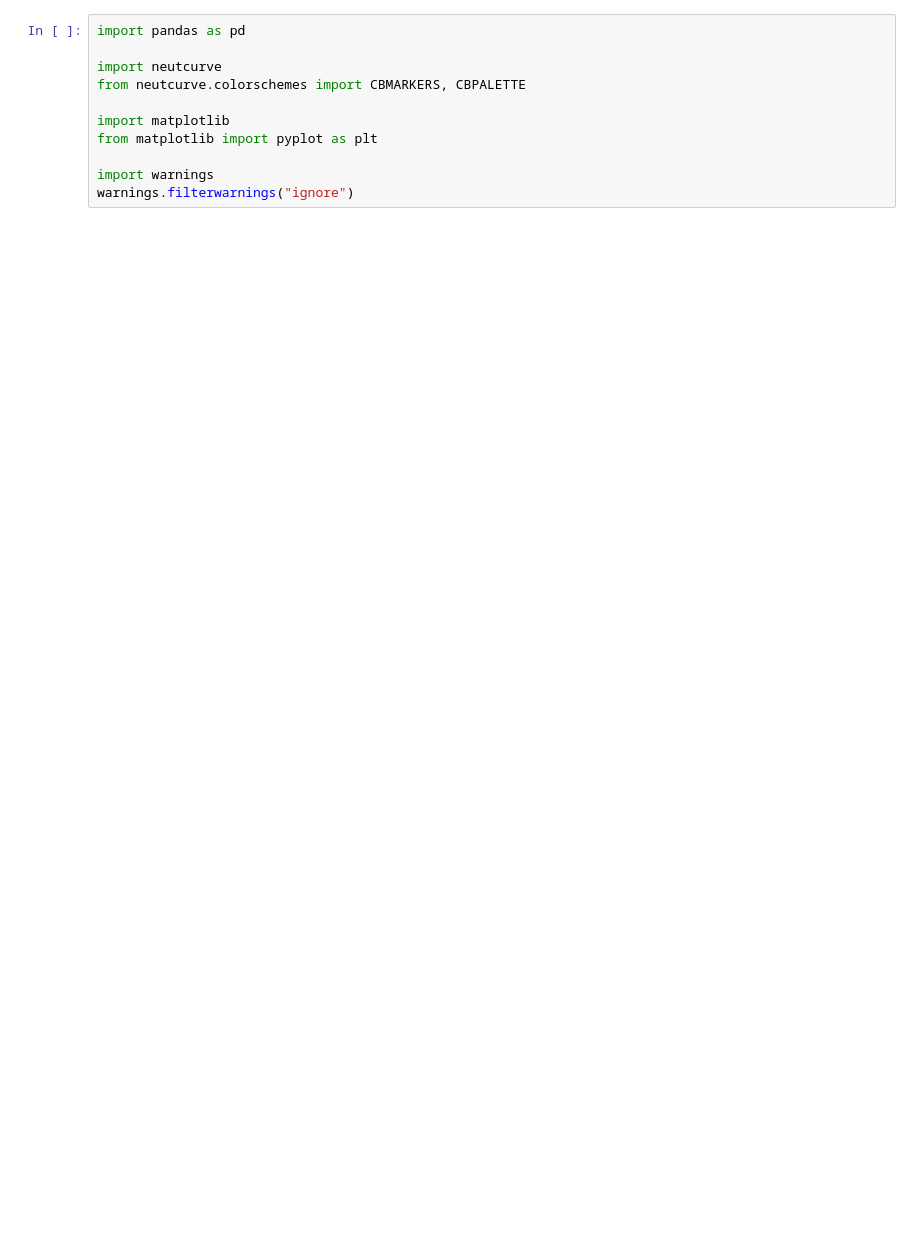
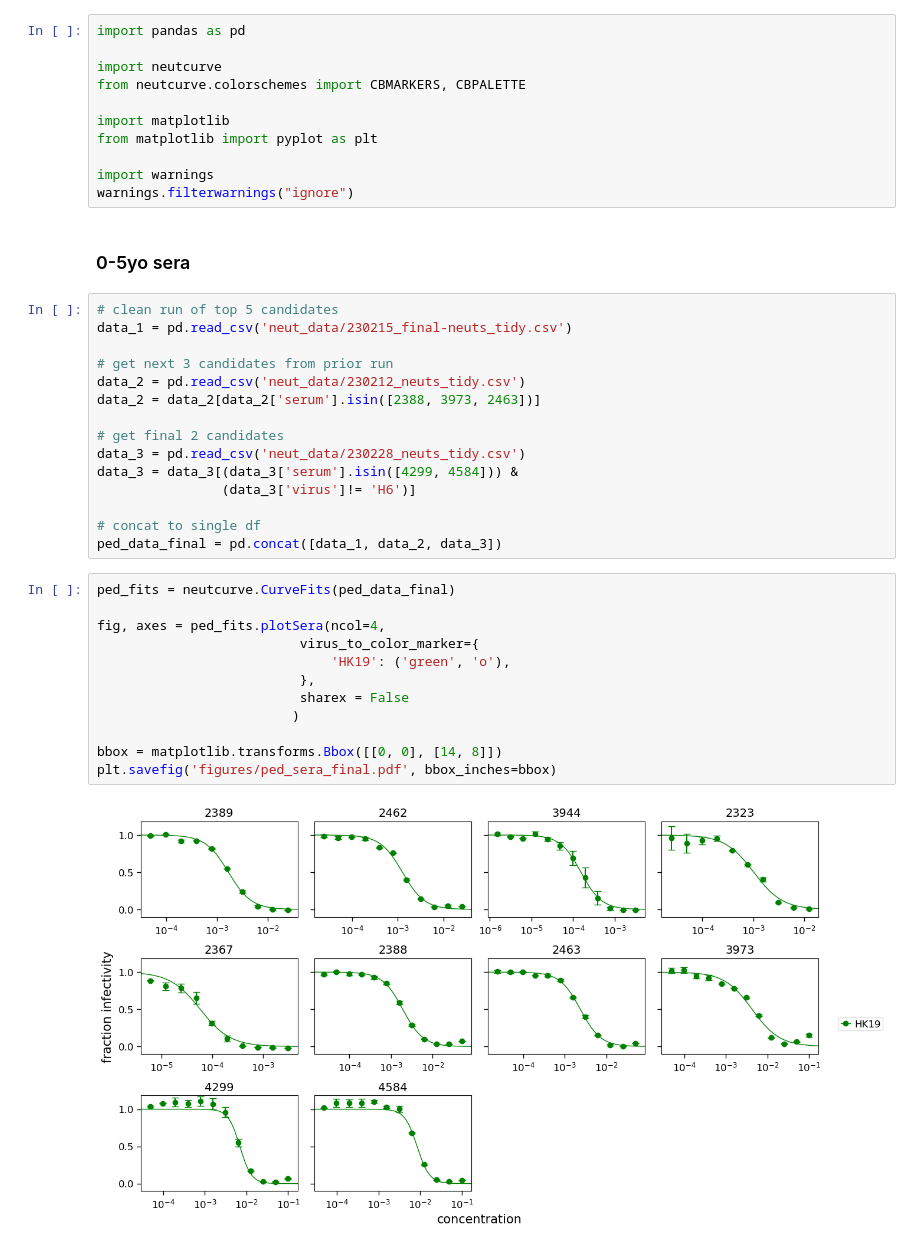
Before and after one commit to sorsinelli/flu_h3_hk19_dms_ic50, a Jupyter notebook: experiments/serum_screening_hk19/age_cohort_sera/finalized_neut_curves.ipynb, the cells around one changed output. Drawn from its saved outputs; the diff is of its cells as text; blank space fills up the shorter version.

```diff
--- a/experiments/serum_screening_hk19/age_cohort_sera/finalized_neut_curves.ipynb
+++ b/experiments/serum_screening_hk19/age_cohort_sera/finalized_neut_curves.ipynb
@@ -9,3 +16,34 @@ from matplotlib import pyplot as plt
 
 import warnings
 warnings.filterwarnings("ignore")
+# %% [markdown]
+### 0-5yo sera
+# %%
+# clean run of top 5 candidates
+data_1 = pd.read_csv('neut_data/230215_final-neuts_tidy.csv')
+
+# get next 3 candidates from prior run
+data_2 = pd.read_csv('neut_data/230212_neuts_tidy.csv')
+data_2 = data_2[data_2['serum'].isin([2388, 3973, 2463])]
+
+# get final 2 candidates
+data_3 = pd.read_csv('neut_data/230228_neuts_tidy.csv')
+data_3 = data_3[(data_3['serum'].isin([4299, 4584])) &
+                (data_3['virus']!= 'H6')]
+
+# concat to single df
+ped_data_final = pd.concat([data_1, data_2, data_3])
+# %%
+ped_fits = neutcurve.CurveFits(ped_data_final)
+
+fig, axes = ped_fits.plotSera(ncol=4,
+                          virus_to_color_marker={
+                              'HK19': ('green', 'o'),
+                          },
+                          sharex = False
+                         )
+
+bbox = matplotlib.transforms.Bbox([[0, 0], [14, 8]])
+plt.savefig('figures/ped_sera_final.pdf', bbox_inches=bbox)
+# %% [output]
+[figure, added]
```
Also changed, not shown: parts of 13 cells of this notebook, 15 other files.
